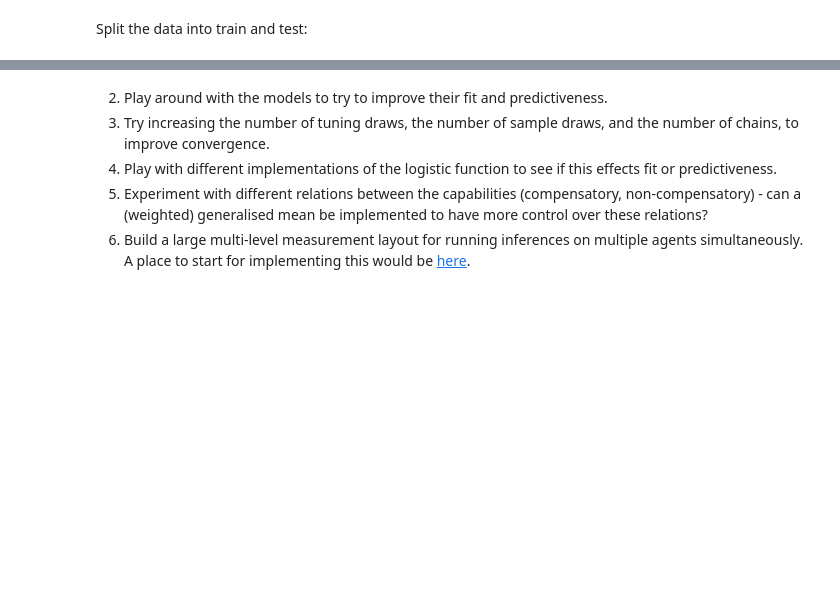
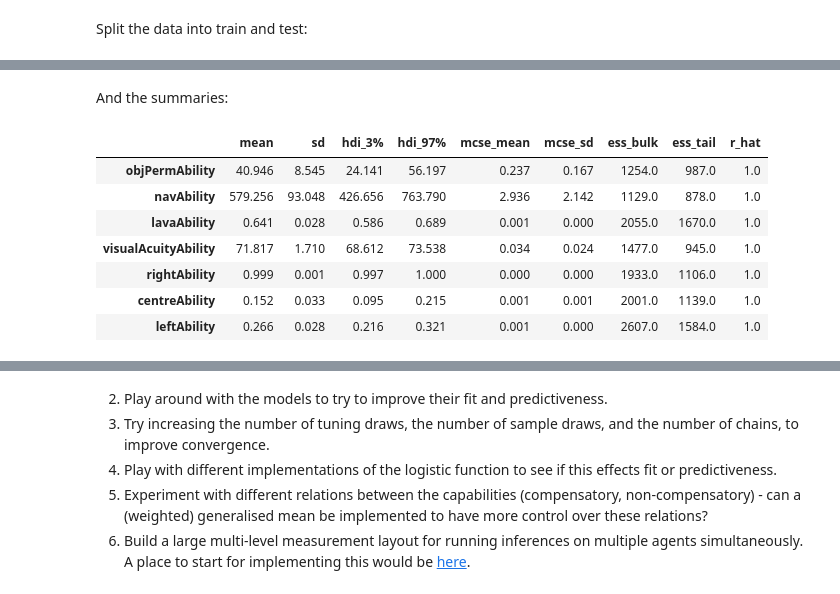
Before and after one commit to Kinds-of-Intelligence-CFI/measurement-layout-tutorial, a Jupyter notebook: tutorial-notebooks/4_BuildingComplexMeasurementLayouts.ipynb, the cells around one changed output, grey strips where cells are left out. Drawn from its saved outputs; the diff is of its cells as text; code cells hidden in the pictures; blank space fills up the shorter version.

```diff
--- a/tutorial-notebooks/4_BuildingComplexMeasurementLayouts.ipynb
+++ b/tutorial-notebooks/4_BuildingComplexMeasurementLayouts.ipynb
@@ -378,6 +434,0 @@ Try this measurement layout on an agent of your choice:
-# %%
-agent = 'Random_Agent_Success' #'Heuristic_Agent_Success' #'PPO_Success' #'Dreamer_Success' #'Human_Success' #(remember to use the human_dataset for this last one)
-
-model, abilityMin, abilityMax = setupOPNavModel(opiaagets_dataset, agent)
-with model:
-  idata = pm.sample(1000, target_accept=0.95, random_seed=rng)
@@ -1102,0 +1328,14 @@ axes.set_xlim(left=abilityMin['objPermAbility'], right=abilityMax['objPermAbilit
+# %% [markdown]
+And the summaries:
+# %%
+summary_dreamer = az.summary(idata_dreamer['posterior'][['objPermAbility', 'navAbility', 'lavaAbility', 'visualAcuityAbility', 'rightAbility', 'centreAbility', 'leftAbility']])
+summary_dreamer
+# %% [output]
+|  | mean | sd | hdi_3% | hdi_97% | mcse_mean | mcse_sd | ess_bulk | ess_tail | r_hat |
+| objPermAbility | 40.946 | 8.545 | 24.141 | 56.197 | 0.237 | 0.167 | 1254.0 | 987.0 | 1.0 |
+| navAbility | 579.256 | 93.048 | 426.656 | 763.790 | 2.936 | 2.142 | 1129.0 | 878.0 | 1.0 |
+| lavaAbility | 0.641 | 0.028 | 0.586 | 0.689 | 0.001 | 0.000 | 2055.0 | 1670.0 | 1.0 |
+| visualAcuityAbility | 71.817 | 1.710 | 68.612 | 73.538 | 0.034 | 0.024 | 1477.0 | 945.0 | 1.0 |
+| rightAbility | 0.999 | 0.001 | 0.997 | 1.000 | 0.000 | 0.000 | 1933.0 | 1106.0 | 1.0 |
+| centreAbility | 0.152 | 0.033 | 0.095 | 0.215 | 0.001 | 0.001 | 2001.0 | 1139.0 | 1.0 |
+| leftAbility | 0.266 | 0.028 | 0.216 | 0.321 | 0.001 | 0.000 | 2607.0 | 1584.0 | 1.0 |
```
Also changed, not shown: parts of 71 cells of this notebook.
